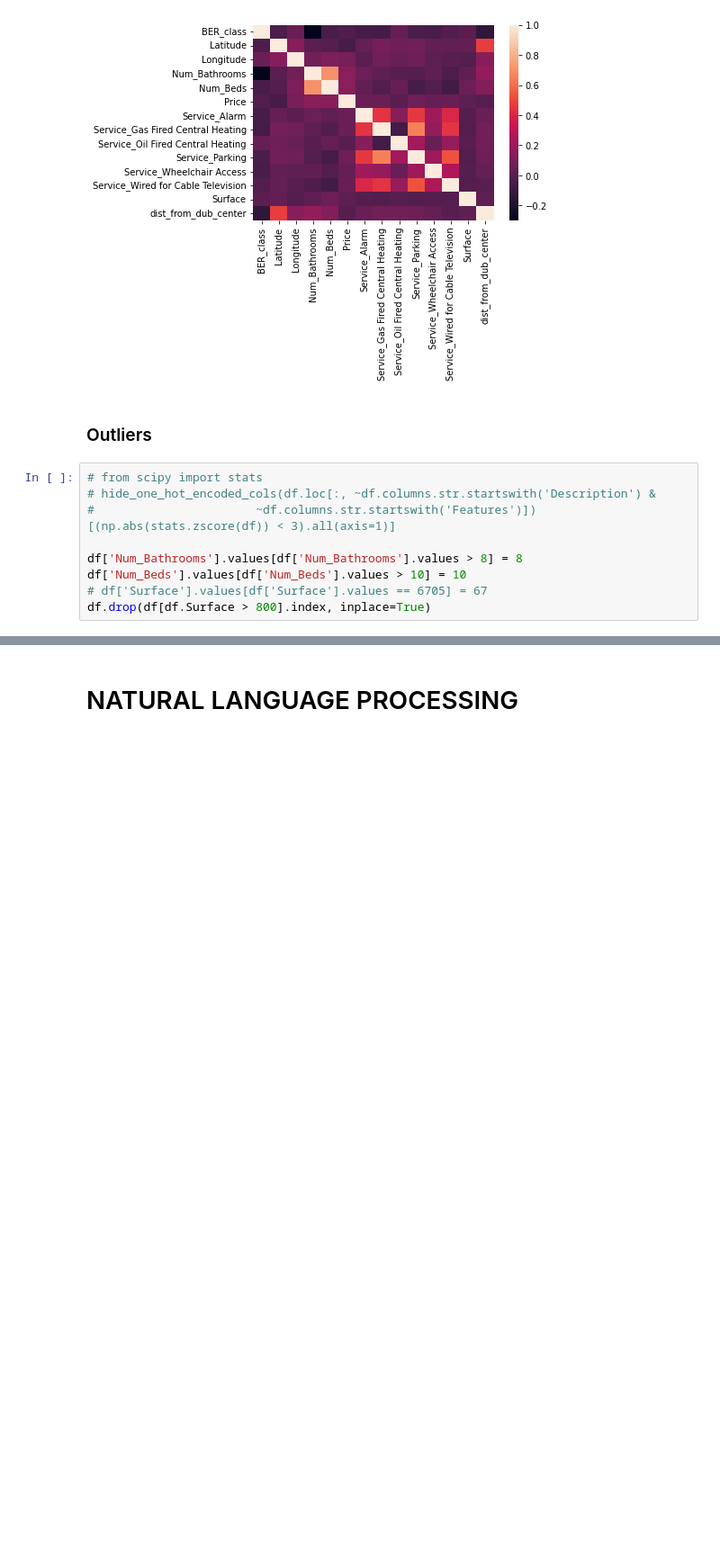
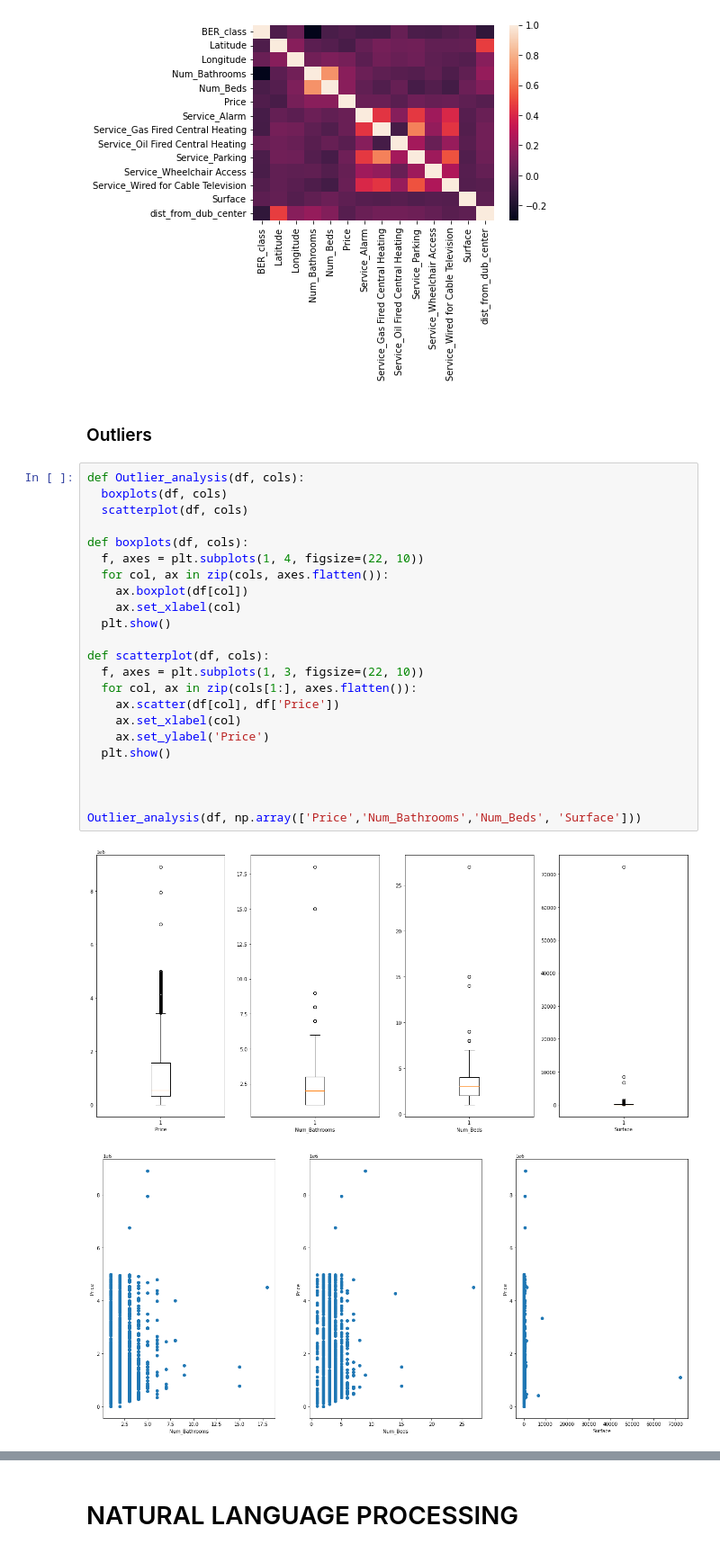
Before and after one commit to tomkeane07/AI-Projects-UL, a Jupyter notebook: semester3/MachineLearningApplications/E3/E3.ipynb, the cells around one changed output, grey strips where cells are left out. Shown at 90% size. Drawn from its saved outputs; the diff is of its cells as text; blank space fills up the shorter version.

```diff
--- a/semester3/MachineLearningApplications/E3/E3.ipynb
+++ b/semester3/MachineLearningApplications/E3/E3.ipynb
@@ -399,12 +399,29 @@ Length: 176, dtype: int64
 [figure]
 # %% [markdown]
 ### Outliers
-# %%
-# from scipy import stats
-# hide_one_hot_encoded_cols(df.loc[:, ~df.columns.str.startswith('Description') &
-#                       ~df.columns.str.startswith('Features')])[(np.abs(stats.zscore(df)) < 3).all(axis=1)]
-
-df['Num_Bathrooms'].values[df['Num_Bathrooms'].values > 8] = 8
-df['Num_Beds'].values[df['Num_Beds'].values > 10] = 10
-# df['Surface'].values[df['Surface'].values == 6705] = 67
-df.drop(df[df.Surface > 800].index, inplace=True)
+# %%
+def Outlier_analysis(df, cols):
+  boxplots(df, cols)
+  scatterplot(df, cols)
+
+def boxplots(df, cols):
+  f, axes = plt.subplots(1, 4, figsize=(22, 10))
+  for col, ax in zip(cols, axes.flatten()):
+    ax.boxplot(df[col])
+    ax.set_xlabel(col)
+  plt.show()
+
+def scatterplot(df, cols):
+  f, axes = plt.subplots(1, 3, figsize=(22, 10))
+  for col, ax in zip(cols[1:], axes.flatten()):
+    ax.scatter(df[col], df['Price'])
+    ax.set_xlabel(col)
+    ax.set_ylabel('Price')
+  plt.show()
+
+
+
+Outlier_analysis(df, np.array(['Price','Num_Bathrooms','Num_Beds', 'Surface']))
+# %% [output]
+[figure, added]
+[figure, added]
```
Also changed, not shown: parts of 14 cells of this notebook.
